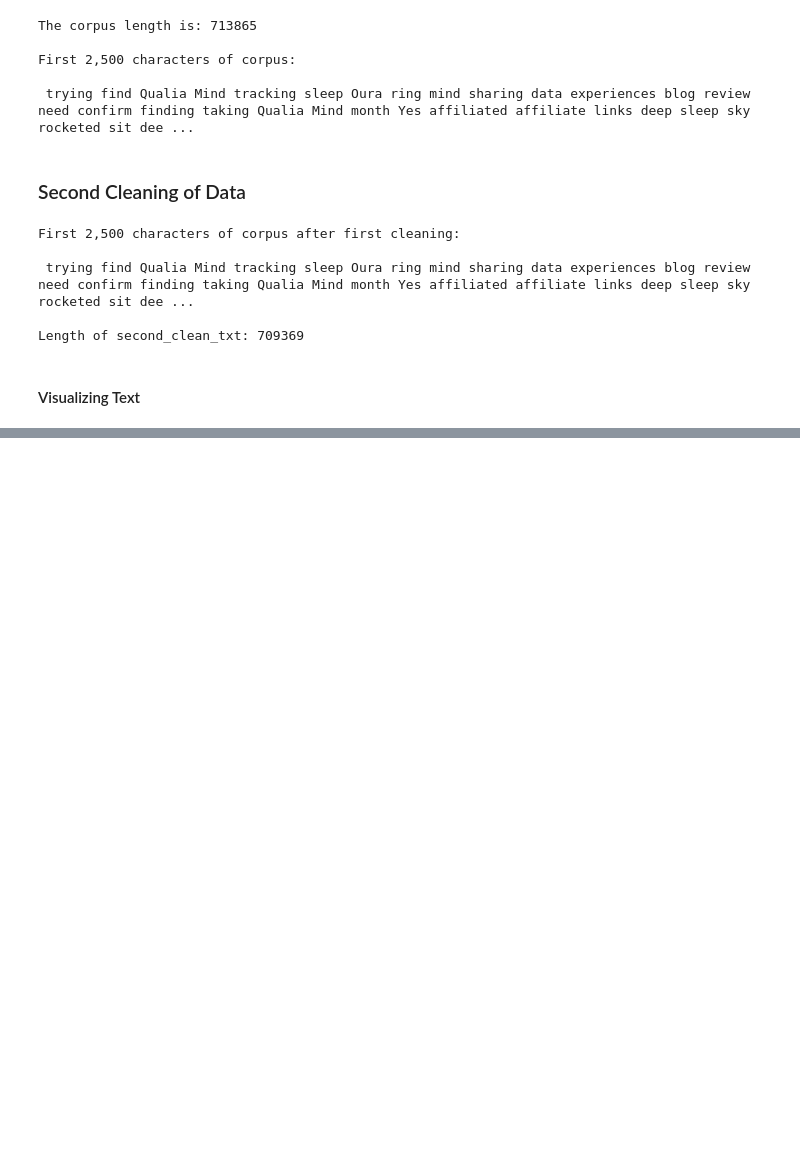
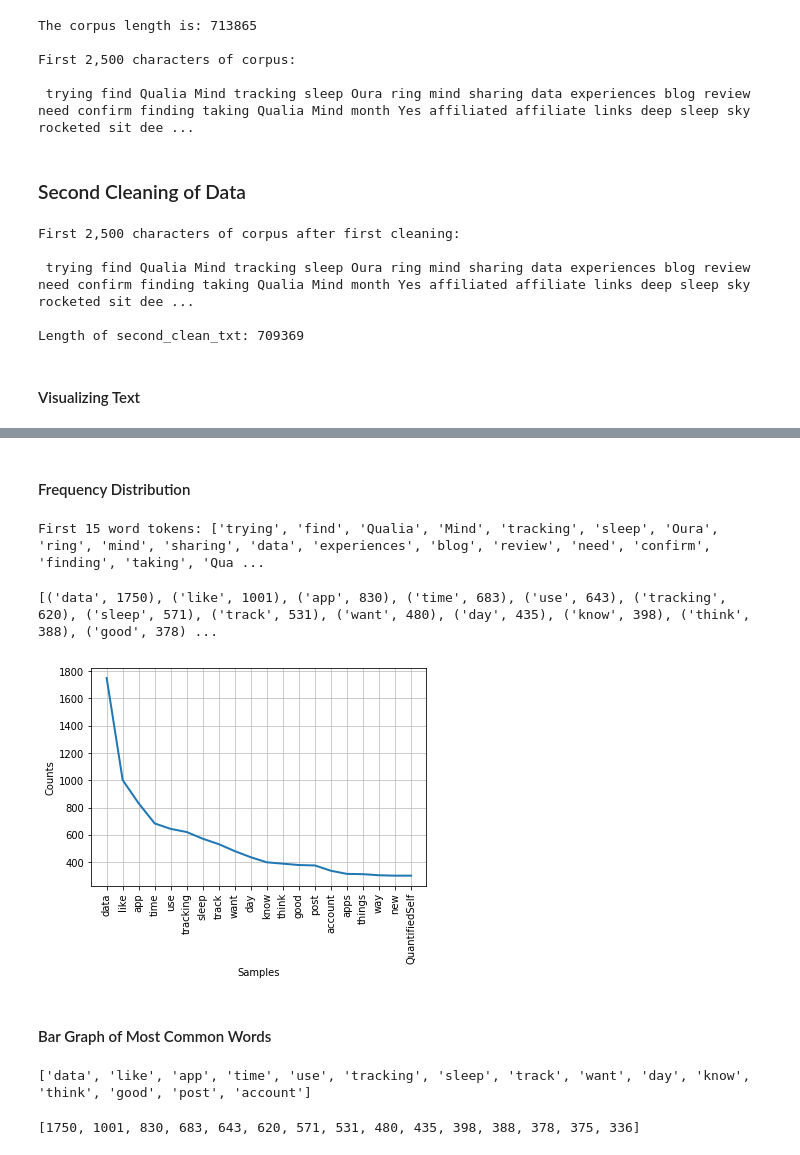
Before and after one commit to ixchelfrg/General_Assembly_DSI_Capstone, a Jupyter notebook: 02_Exploratory_Data_Analysis.ipynb, the cells around one changed output, grey strips where cells are left out. Cells and saved outputs as stored; diff of their text form; code cells hidden in the pictures; blank space fills up the shorter version.

```diff
--- a/02_Exploratory_Data_Analysis.ipynb
+++ b/02_Exploratory_Data_Analysis.ipynb
@@ -410,0 +284,36 @@ plt.show();
+# %% [markdown]
+#### Frequency Distribution
+# %%
+nltk_tokens = word_tokenize(second_clean_txt)
+print("First 15 word tokens: {}".format(nltk_tokens[:25]))
+# %% [output]
+First 15 word tokens: ['trying', 'find', 'Qualia', 'Mind', 'tracking', 'sleep', 'Oura', 'ring', 'mind', 'sharing', 'data', 'experiences', 'blog', 'review', 'need', 'confirm', 'finding', 'taking', 'Qua ...
+# %%
+fdist = nltk.FreqDist(nltk_tokens)
+print(fdist.most_common(50))
+# %% [output]
+[('data', 1750), ('like', 1001), ('app', 830), ('time', 683), ('use', 643), ('tracking', 620), ('sleep', 571), ('track', 531), ('want', 480), ('day', 435), ('know', 398), ('think', 388), ('good', 378) ...
+# %%
+fdist.plot(20);
+# %% [output]
+[figure, added]
+# %% [markdown]
+#### Bar Graph of Most Common Words
+# %%
+# Setting x values.
+words_lst = []
+for word in fdist.most_common(15):
+    words_lst.append(word[0])
+x = words_lst
+print(x)
+# %% [output]
+['data', 'like', 'app', 'time', 'use', 'tracking', 'sleep', 'track', 'want', 'day', 'know', 'think', 'good', 'post', 'account']
+# %%
+# Setting y values.
+counts_lst = []
+for count in fdist.most_common(15):
+    counts_lst.append(count[1])
+y = counts_lst
+print(y)
+# %% [output]
+[1750, 1001, 830, 683, 643, 620, 571, 531, 480, 435, 398, 388, 378, 375, 336]
```
Also changed, not shown: parts of 62 cells of this notebook, 19 other files.
